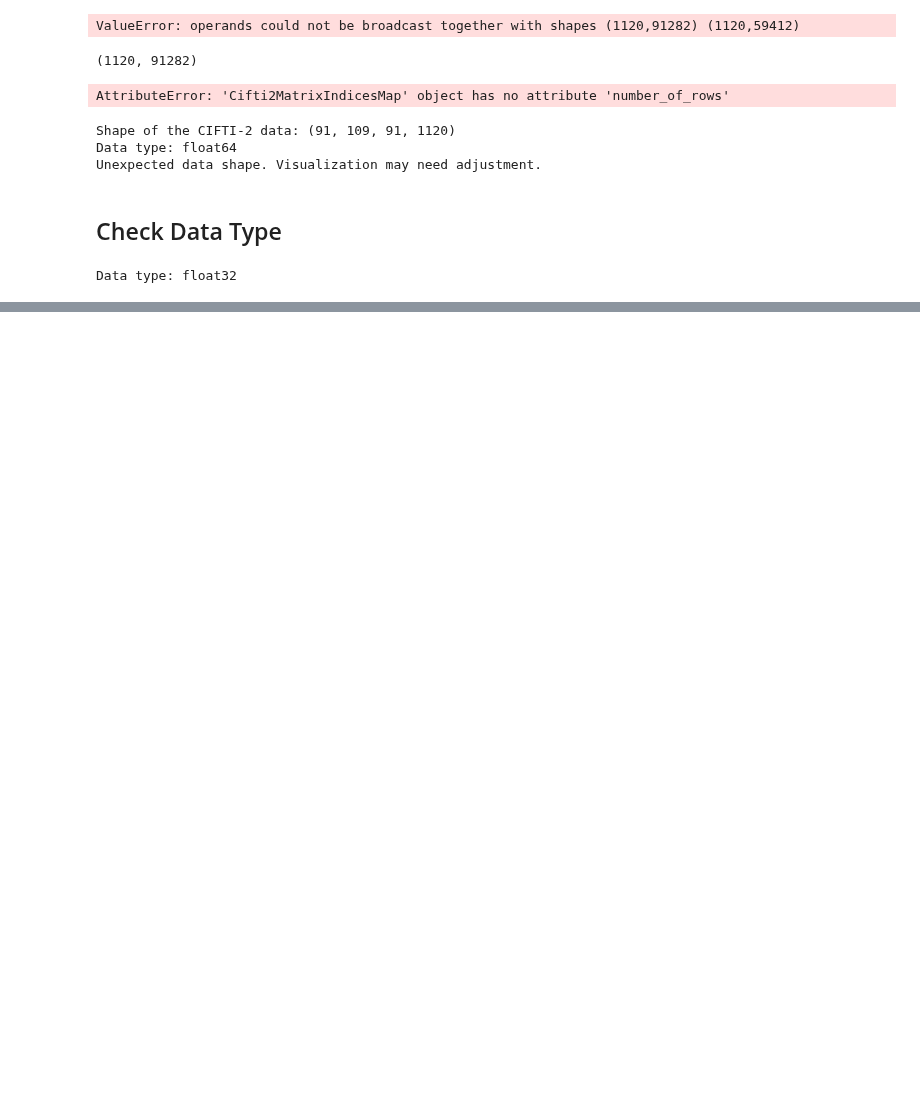
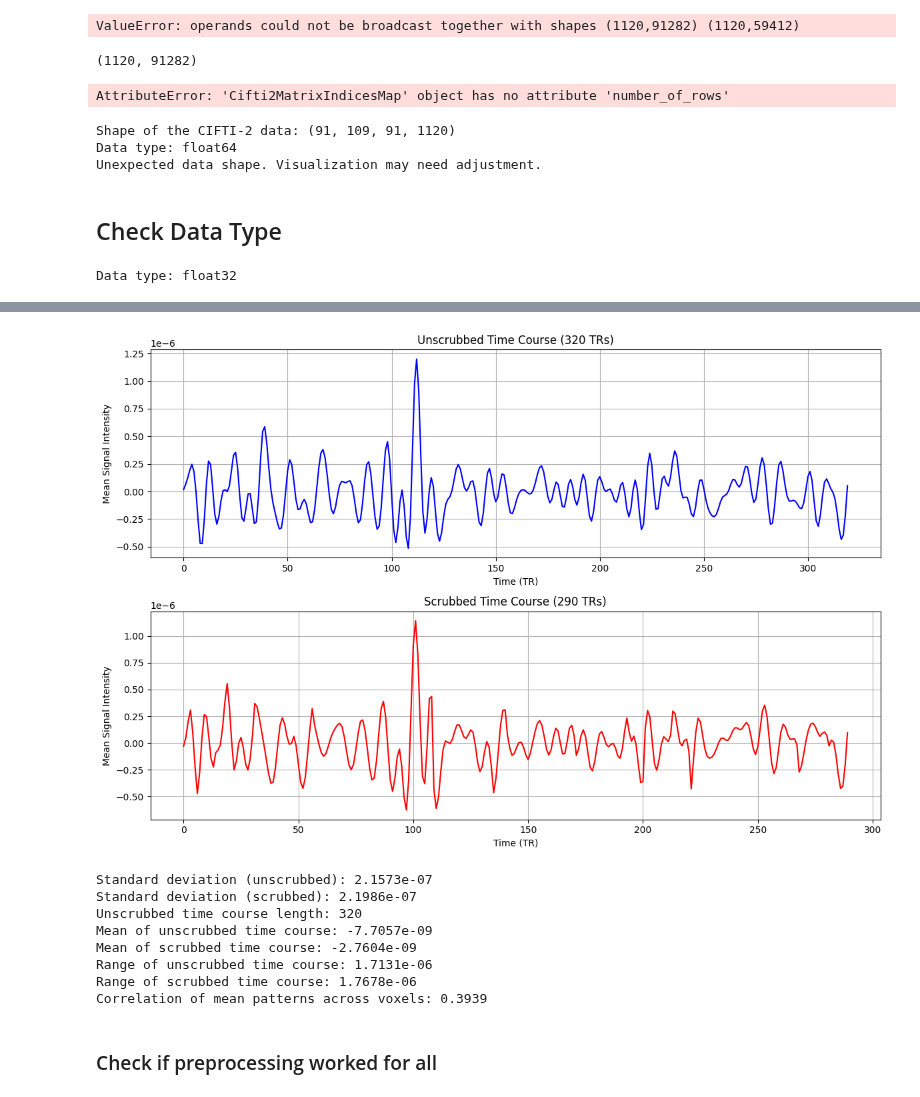
Before and after one commit to Cognitive-Neuroscience-Neurotechnology/ibc_latent, a Jupyter notebook: Preprocessing/check_detrending.ipynb, the cells around one changed output, grey strips where cells are left out. Saved outputs shown, nothing was run; the diff lists cells and outputs as text; code cells hidden in the pictures; blank space fills up the shorter version.

```diff
--- a/Preprocessing/check_detrending.ipynb
+++ b/Preprocessing/check_detrending.ipynb
@@ -170,0 +250,70 @@ Data type: float32
+# %%
+import matplotlib.pyplot as plt
+
+path_unscrubbed = "/ptmp/hmueller2/Downloads/fmriprep_out/sub-07/ses-08/postfmriprep/GLM/"
+path_scrubbed = "/ptmp/hmueller2/Downloads/fmriprep_out/sub-07/ses-08/postfmriprep_scrubbed/GLM/"
+
+run_unscrubbed = "sub-07_ses-08_task-ClipsTrn_dir-pa_run-11_cleaned_noscrub.dtseries.nii"
+run_scrubbed = "sub-07_ses-08_task-ClipsTrn_dir-pa_run-11_cleaned.dtseries.nii"
+
+# Plot the average time course across all vertices for both files
+mean_timecourse_unscrubbed = np.mean(unscrubbed_data, axis=1)
+mean_timecourse_scrubbed = np.mean(scrubbed_data, axis=1)
+
+# Create two separate subplots for better comparison
+fig, (ax1, ax2) = plt.subplots(2, 1, figsize=(12, 8), sharex=False)
+
+# Plot unscrubbed time course
+ax1.plot(np.arange(len(mean_timecourse_unscrubbed)), mean_timecourse_unscrubbed, color='blue')
+ax1.set_title("Unscrubbed Time Course (320 TRs)")
+ax1.set_ylabel("Mean Signal Intensity")
+ax1.set_xlabel("Time (TR)")
+ax1.grid(True)
+
+# Plot scrubbed time course
+ax2.plot(np.arange(len(mean_timecourse_scrubbed)), mean_timecourse_scrubbed, color='red')
+ax2.set_title("Scrubbed Time Course (290 TRs)")
+ax2.set_ylabel("Mean Signal Intensity")
+ax2.set_xlabel("Time (TR)")
+ax2.grid(True)
+
+plt.tight_layout()
+plt.show()
+
+# 1) Compute standard deviation of the time series
+std_unscrubbed = np.std(mean_timecourse_unscrubbed)
+std_scrubbed = np.std(mean_timecourse_scrubbed)
+
+print(f"Standard deviation (unscrubbed): {std_unscrubbed:.4e}")
+print(f"Standard deviation (scrubbed): {std_scrubbed:.4e}")
+
+# 2) Since the time courses have different lengths, we can't directly compare them
+print(f"Unscrubbed time course length: {len(mean_timecourse_unscrubbed)}")
+# Instead of direct comparison, we can compare summary statistics
+print(f"Mean of unscrubbed time course: {np.mean(mean_timecourse_unscrubbed):.4e}")
+print(f"Mean of scrubbed time course: {np.mean(mean_timecourse_scrubbed):.4e}")
+
+# Compare ranges
+range_unscrubbed = np.max(mean_timecourse_unscrubbed) - np.min(mean_timecourse_unscrubbed)
+range_scrubbed = np.max(mean_timecourse_scrubbed) - np.min(mean_timecourse_scrubbed)
+print(f"Range of unscrubbed time course: {range_unscrubbed:.4e}")
+print(f"Range of scrubbed time course: {range_scrubbed:.4e}")
+
+# Optional: Compute correlation between means across voxels
+# This would tell us if the spatial patterns are similar
+mean_across_voxels_unscrubbed = np.mean(unscrubbed_data, axis=0)
+mean_across_voxels_scrubbed = np.mean(scrubbed_data, axis=0)
+correlation = np.corrcoef(mean_across_voxels_unscrubbed, mean_across_voxels_scrubbed)[0, 1]
+print(f"Correlation of mean patterns across voxels: {correlation:.4f}")
+# %% [output]
+[figure, added]
+Standard deviation (unscrubbed): 2.1573e-07
+Standard deviation (scrubbed): 2.1986e-07
+Unscrubbed time course length: 320
+Mean of unscrubbed time course: -7.7057e-09
+Mean of scrubbed time course: -2.7604e-09
+Range of unscrubbed time course: 1.7131e-06
+Range of scrubbed time course: 1.7678e-06
+Correlation of mean patterns across voxels: 0.3939
+# %% [markdown]
+### Check if preprocessing worked for all
```
Also changed, not shown: parts of 6 cells of this notebook, 5 other files.
